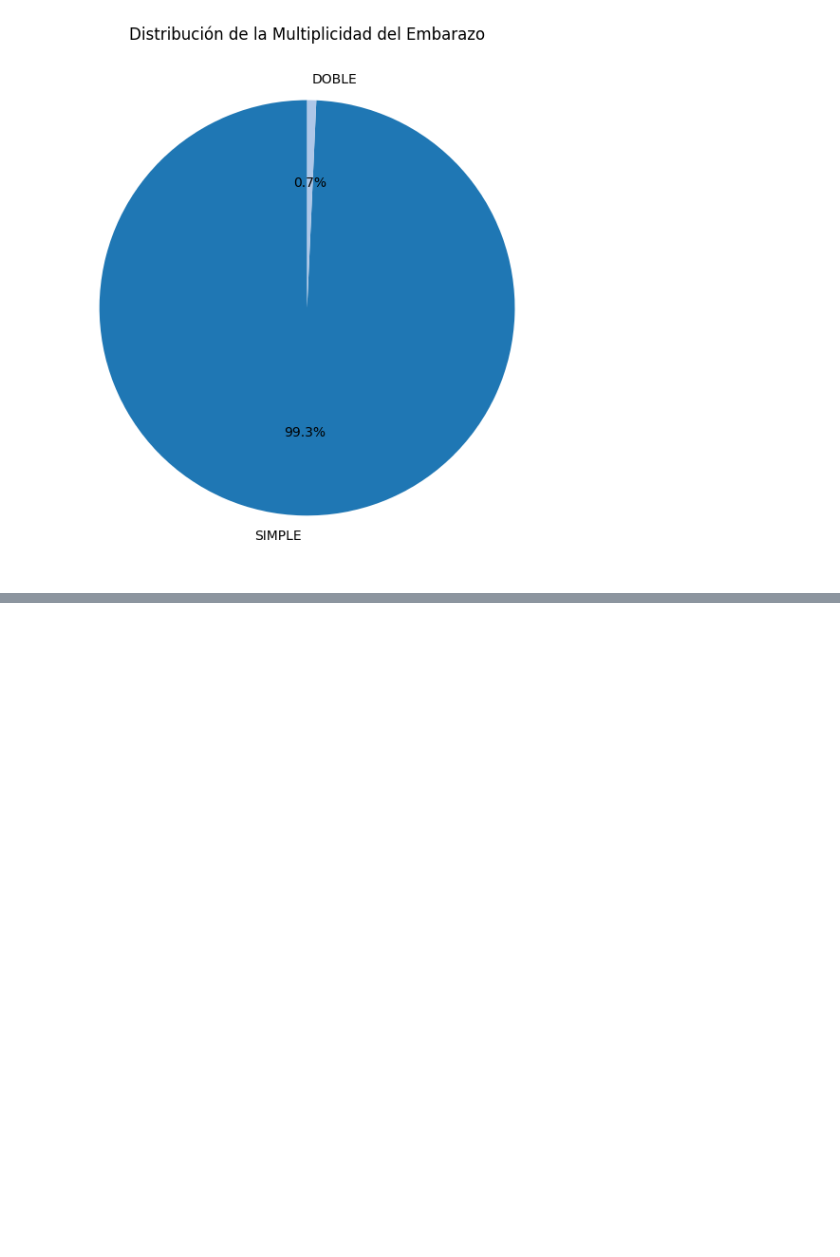
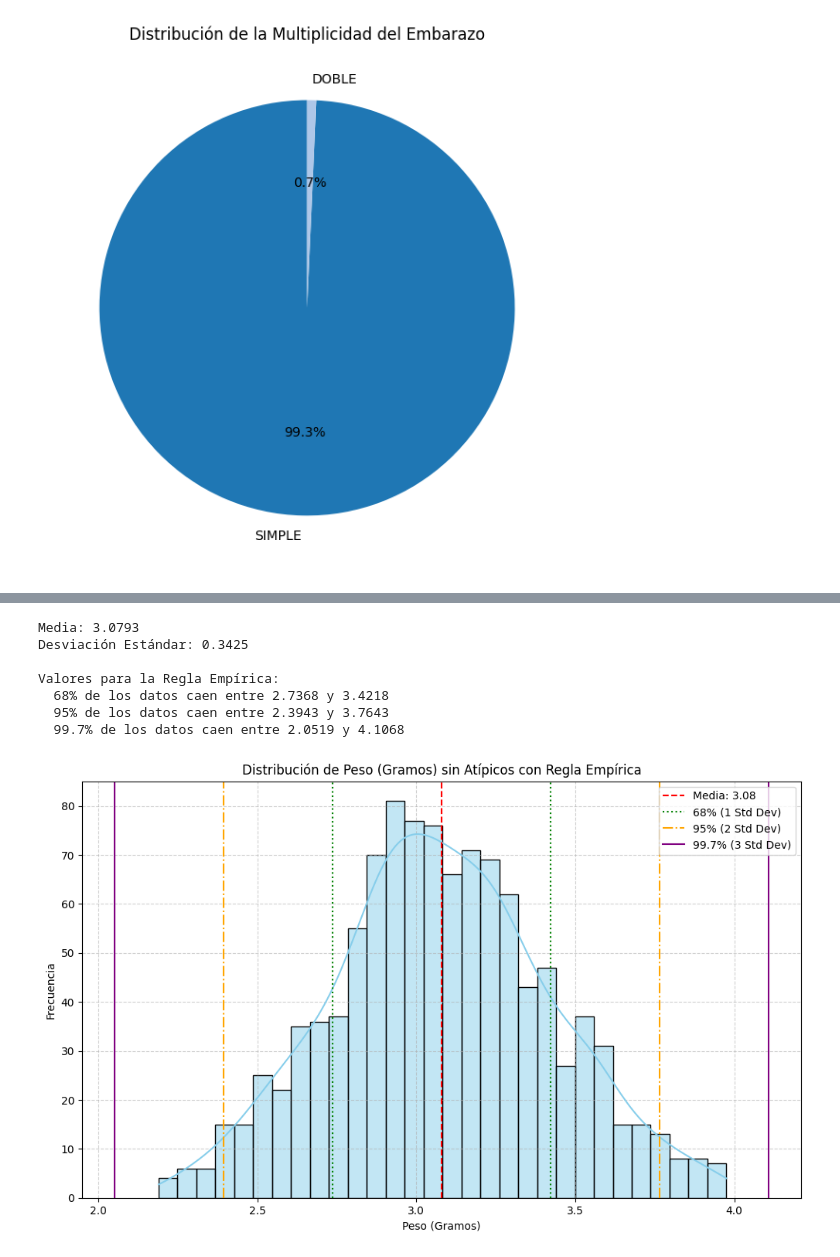
Before and after one commit to Salome-06/Estadistica, a Jupyter notebook: Practica1EstadisticaDescriptiva.ipynb, the cells around one changed output, grey strips where cells are left out. Cells and saved outputs as stored; diff of their text form; code cells hidden in the pictures; blank space fills up the shorter version.

```diff
--- a/Practica1EstadisticaDescriptiva.ipynb
+++ b/Practica1EstadisticaDescriptiva.ipynb
@@ -522,0 +538,64 @@ for var, title in categorical_vars:
+# %%
+import matplotlib.pyplot as plt
+import seaborn as sns
+import numpy as np
+
+# Asegurarse de que df_sinatipicos, media_peso_sin_atipicos y desviacion_estandar_peso_sin_atipicos estén definidos
+# (Esto asume que las celdas anteriores que calculan estos valores ya fueron ejecutadas o el código para definirlos está en esta misma celda, como se corrigió anteriormente).
+
+# Si df_sinatipicos, media_peso_sin_atipicos, desviacion_estandar_peso_sin_atipicos no estuvieran definidos globalmente,
+# se debería incluir el código de la celda 2CQ4kGn7zz70 aquí para asegurarlo.
+# Asumiendo que el flujo de ejecución los tiene definidos:
+
+# Calcular los límites de la regla empírica
+mean = media_peso_sin_atipicos
+std = desviacion_estandar_peso_sin_atipicos
+
+# 68% (1 desviación estándar)
+lower_68 = mean - std
+upper_68 = mean + std
+
+# 95% (2 desviaciones estándar)
+lower_95 = mean - (2 * std)
+upper_95 = mean + (2 * std)
+
+# 99.7% (3 desviaciones estándar) - comúnmente 99.7% en lugar de 99.5%
+lower_99_7 = mean - (3 * std)
+upper_99_7 = mean + (3 * std)
+
+print(f"Media: {mean:.4f}")
+print(f"Desviación Estándar: {std:.4f}")
+print(f"\nValores para la Regla Empírica:")
+print(f"  68% de los datos caen entre {lower_68:.4f} y {upper_68:.4f}")
+print(f"  95% de los datos caen entre {lower_95:.4f} y {upper_95:.4f}")
+print(f"  99.7% de los datos caen entre {lower_99_7:.4f} y {upper_99_7:.4f}")
+
+plt.figure(figsize=(12, 7))
+sns.histplot(df_sinatipicos['PESO (Gramos)'], kde=True, bins=30, color='skyblue')
+plt.title('Distribución de Peso (Gramos) sin Atípicos con Regla Empírica')
+plt.xlabel('Peso (Gramos)')
+plt.ylabel('Frecuencia')
+
+# Añadir líneas de la media
+plt.axvline(mean, color='red', linestyle='--', label=f'Media: {mean:.2f}')
+
+# Añadir líneas para la regla empírica
+plt.axvline(lower_68, color='green', linestyle=':', label='68% (1 Std Dev)')
+plt.axvline(upper_68, color='green', linestyle=':')
+plt.axvline(lower_95, color='orange', linestyle='-.', label='95% (2 Std Dev)')
+plt.axvline(upper_95, color='orange', linestyle='-.')
+plt.axvline(lower_99_7, color='purple', linestyle='-', label='99.7% (3 Std Dev)')
+plt.axvline(upper_99_7, color='purple', linestyle='-')
+
+plt.legend()
+plt.grid(True, linestyle='--', alpha=0.6)
+plt.show()
+# %% [output]
+Media: 3.0793
+Desviación Estándar: 0.3425
+
+Valores para la Regla Empírica:
+  68% de los datos caen entre 2.7368 y 3.4218
+  95% de los datos caen entre 2.3943 y 3.7643
+  99.7% de los datos caen entre 2.0519 y 4.1068
+[figure, added]
```
Also changed, not shown: parts of 3 cells of this notebook.
